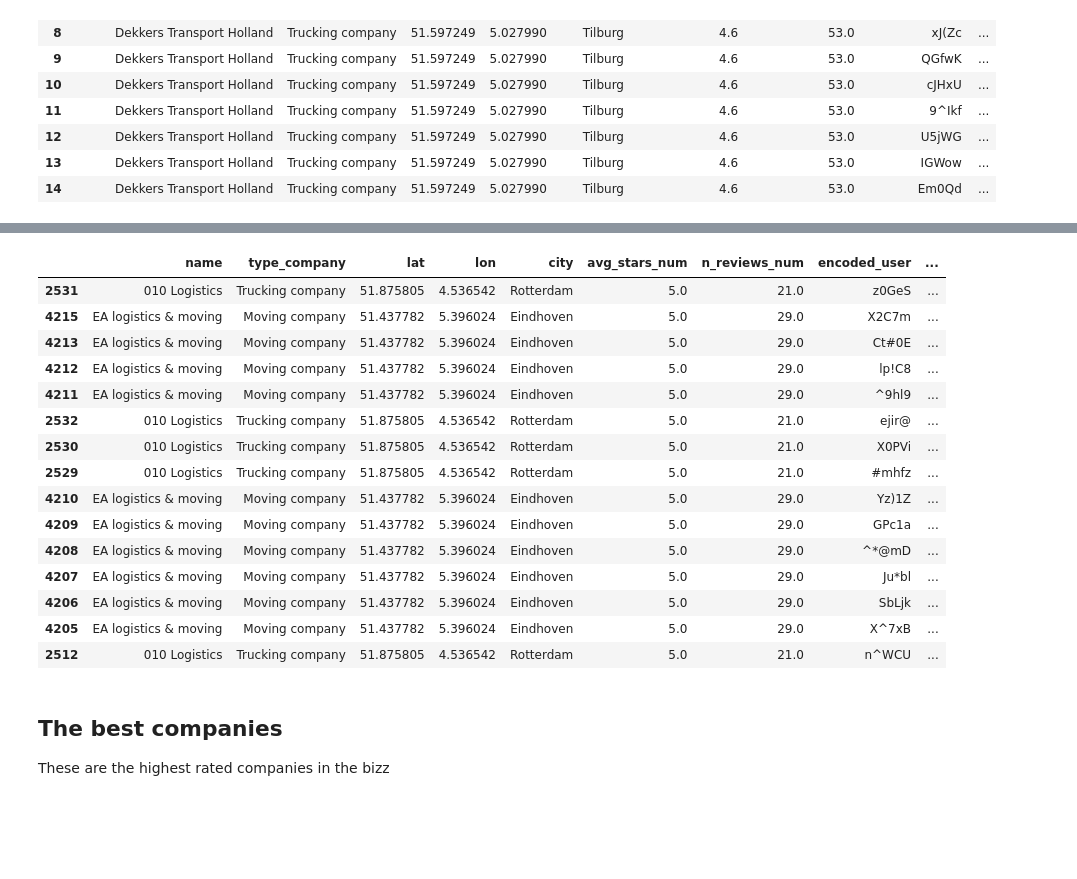
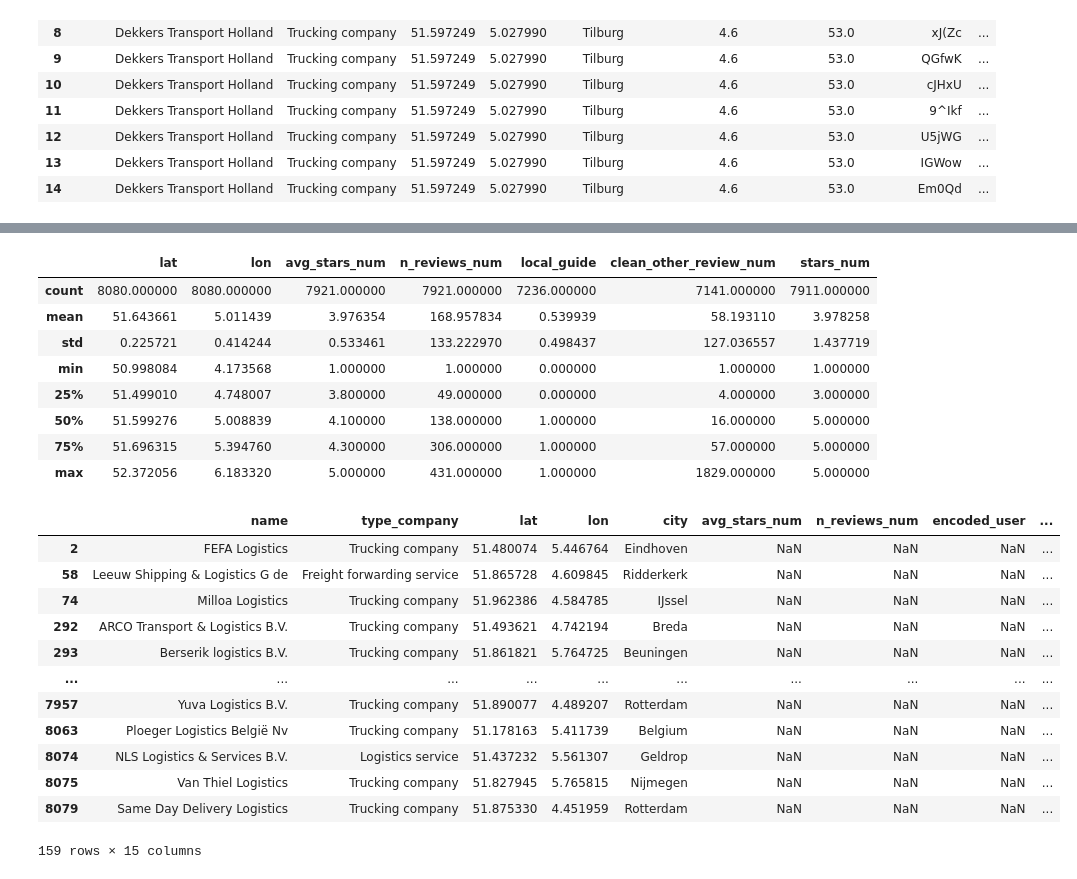
Before and after one commit to GSSaac/TOMlogistics, a Jupyter notebook: cm_WP1_DescriptiveStats.ipynb, the cells around one changed output, grey strips where cells are left out. Drawn from its saved outputs; the diff is of its cells as text; code cells hidden in the pictures; blank space fills up the shorter version.

```diff
--- a/cm_WP1_DescriptiveStats.ipynb
+++ b/cm_WP1_DescriptiveStats.ipynb
@@ -44,41 +64,49 @@ Dataset.head(15)
+# %%
+Dataset.describe()
+# %% [output]
+|  | lat | lon | avg_stars_num | n_reviews_num | local_guide | clean_other_review_num | stars_num |
+| count | 8080.000000 | 8080.000000 | 7921.000000 | 7921.000000 | 7236.000000 | 7141.000000 | 7911.000000 |
+| mean | 51.643661 | 5.011439 | 3.976354 | 168.957834 | 0.539939 | 58.193110 | 3.978258 |
+| std | 0.225721 | 0.414244 | 0.533461 | 133.222970 | 0.498437 | 127.036557 | 1.437719 |
+| min | 50.998084 | 4.173568 | 1.000000 | 1.000000 | 0.000000 | 1.000000 | 1.000000 |
+| 25% | 51.499010 | 4.748007 | 3.800000 | 49.000000 | 0.000000 | 4.000000 | 3.000000 |
+| 50% | 51.599276 | 5.008839 | 4.100000 | 138.000000 | 1.000000 | 16.000000 | 5.000000 |
+| 75% | 51.696315 | 5.394760 | 4.300000 | 306.000000 | 1.000000 | 57.000000 | 5.000000 |
+| max | 52.372056 | 6.183320 | 5.000000 | 431.000000 | 1.000000 | 1829.000000 | 5.000000 |
 # %%
-#MISSING VALUES!!!
+#How many values are missing per column
 
 Dataset[Dataset["stars_num"].isna()]
 # 139 missing rows in "stars_num"
 Dataset[Dataset["n_reviews_num"].isna()]
 #159 missing values in n_reviews_num
 Dataset[Dataset["encoded_user"].isna()]
 #169 missing values in "encoded_user"
 Dataset[Dataset["local_guide"].isna()]
 #844 missing values in "local_guide"
 Dataset[Dataset["clean_other_review_num"].isna()]
 #939 missing values in "clean_other_review_num"
 Dataset[Dataset["published_date"].isna()]
 #169 missing values in "published_date"
 Dataset[Dataset["today_date"].isna()]
 #169 missing values in today_date
 Dataset[Dataset["review_EN"].isna()]
 #4682 missing values in review_EN
 Dataset[Dataset["original_lang"].isna()]
 #4682 missing values in original_lang
+Dataset[Dataset["avg_stars_num"].isna()]
+# 159 missing rows in "avg_stars_num"
 # %% [output]
 |  | name | type_company | lat | lon | city | avg_stars_num | n_reviews_num | encoded_user | ... |
-| 2531 | 010 Logistics | Trucking company | 51.875805 | 4.536542 | Rotterdam | 5.0 | 21.0 | z0GeS | ... |
-| 4215 | EA logistics & moving | Moving company | 51.437782 | 5.396024 | Eindhoven | 5.0 | 29.0 | X2C7m | ... |
-| 4213 | EA logistics & moving | Moving company | 51.437782 | 5.396024 | Eindhoven | 5.0 | 29.0 | Ct#0E | ... |
-| 4212 | EA logistics & moving | Moving company | 51.437782 | 5.396024 | Eindhoven | 5.0 | 29.0 | lp!C8 | ... |
-| 4211 | EA logistics & moving | Moving company | 51.437782 | 5.396024 | Eindhoven | 5.0 | 29.0 | ^9hl9 | ... |
-| 2532 | 010 Logistics | Trucking company | 51.875805 | 4.536542 | Rotterdam | 5.0 | 21.0 | ejir@ | ... |
-| 2530 | 010 Logistics | Trucking company | 51.875805 | 4.536542 | Rotterdam | 5.0 | 21.0 | X0PVi | ... |
-| 2529 | 010 Logistics | Trucking company | 51.875805 | 4.536542 | Rotterdam | 5.0 | 21.0 | #mhfz | ... |
-| 4210 | EA logistics & moving | Moving company | 51.437782 | 5.396024 | Eindhoven | 5.0 | 29.0 | Yz)1Z | ... |
-| 4209 | EA logistics & moving | Moving company | 51.437782 | 5.396024 | Eindhoven | 5.0 | 29.0 | GPc1a | ... |
-| 4208 | EA logistics & moving | Moving company | 51.437782 | 5.396024 | Eindhoven | 5.0 | 29.0 | ^*@mD | ... |
-| 4207 | EA logistics & moving | Moving company | 51.437782 | 5.396024 | Eindhoven | 5.0 | 29.0 | Ju*bl | ... |
-| 4206 | EA logistics & moving | Moving company | 51.437782 | 5.396024 | Eindhoven | 5.0 | 29.0 | SbLjk | ... |
-| 4205 | EA logistics & moving | Moving company | 51.437782 | 5.396024 | Eindhoven | 5.0 | 29.0 | X^7xB | ... |
-| 2512 | 010 Logistics | Trucking company | 51.875805 | 4.536542 | Rotterdam | 5.0 | 21.0 | n^WCU | ... |
+| 2 | FEFA Logistics | Trucking company | 51.480074 | 5.446764 | Eindhoven | NaN | NaN | NaN | ... |
+| 58 | Leeuw Shipping & Logistics G de | Freight forwarding service | 51.865728 | 4.609845 | Ridderkerk | NaN | NaN | NaN | ... |
+| 74 | Milloa Logistics | Trucking company | 51.962386 | 4.584785 | IJssel | NaN | NaN | NaN | ... |
+| 292 | ARCO Transport & Logistics B.V. | Trucking company | 51.493621 | 4.742194 | Breda | NaN | NaN | NaN | ... |
+| 293 | Berserik logistics B.V. | Trucking company | 51.861821 | 5.764725 | Beuningen | NaN | NaN | NaN | ... |
+| ... | ... | ... | ... | ... | ... | ... | ... | ... | ... |
+| 7957 | Yuva Logistics B.V. | Trucking company | 51.890077 | 4.489207 | Rotterdam | NaN | NaN | NaN | ... |
+| 8063 | Ploeger Logistics België Nv | Trucking company | 51.178163 | 5.411739 | Belgium | NaN | NaN | NaN | ... |
+| 8074 | NLS Logistics & Services B.V. | Logistics service | 51.437232 | 5.561307 | Geldrop | NaN | NaN | NaN | ... |
+| 8075 | Van Thiel Logistics | Trucking company | 51.827945 | 5.765815 | Nijmegen | NaN | NaN | NaN | ... |
+| 8079 | Same Day Delivery Logistics | Trucking company | 51.875330 | 4.451959 | Rotterdam | NaN | NaN | NaN | ... |
+159 rows × 15 columns
-# %% [markdown]
-## The best companies
-These are the highest rated companies in the bizz
```
Also changed, not shown: parts of 16 cells of this notebook, 1 other file.
